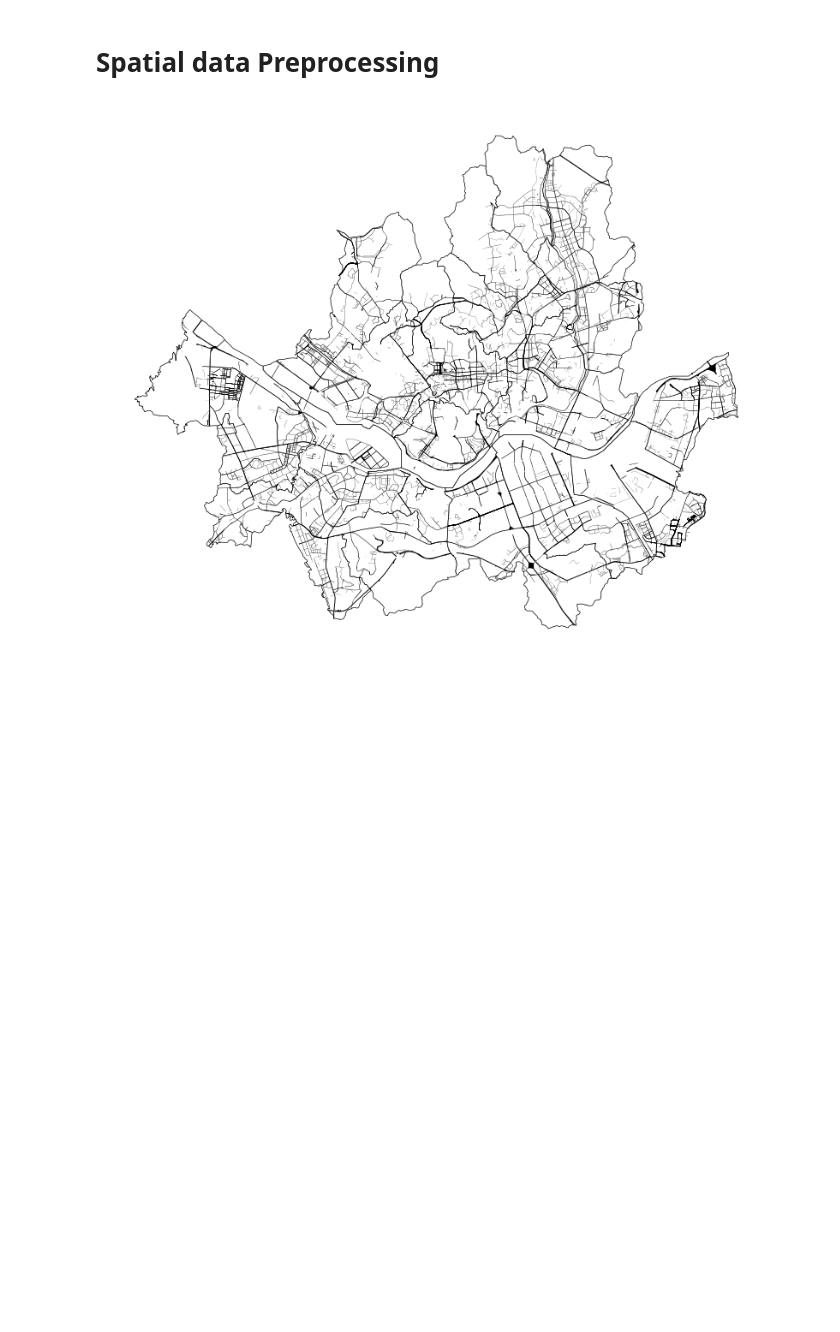
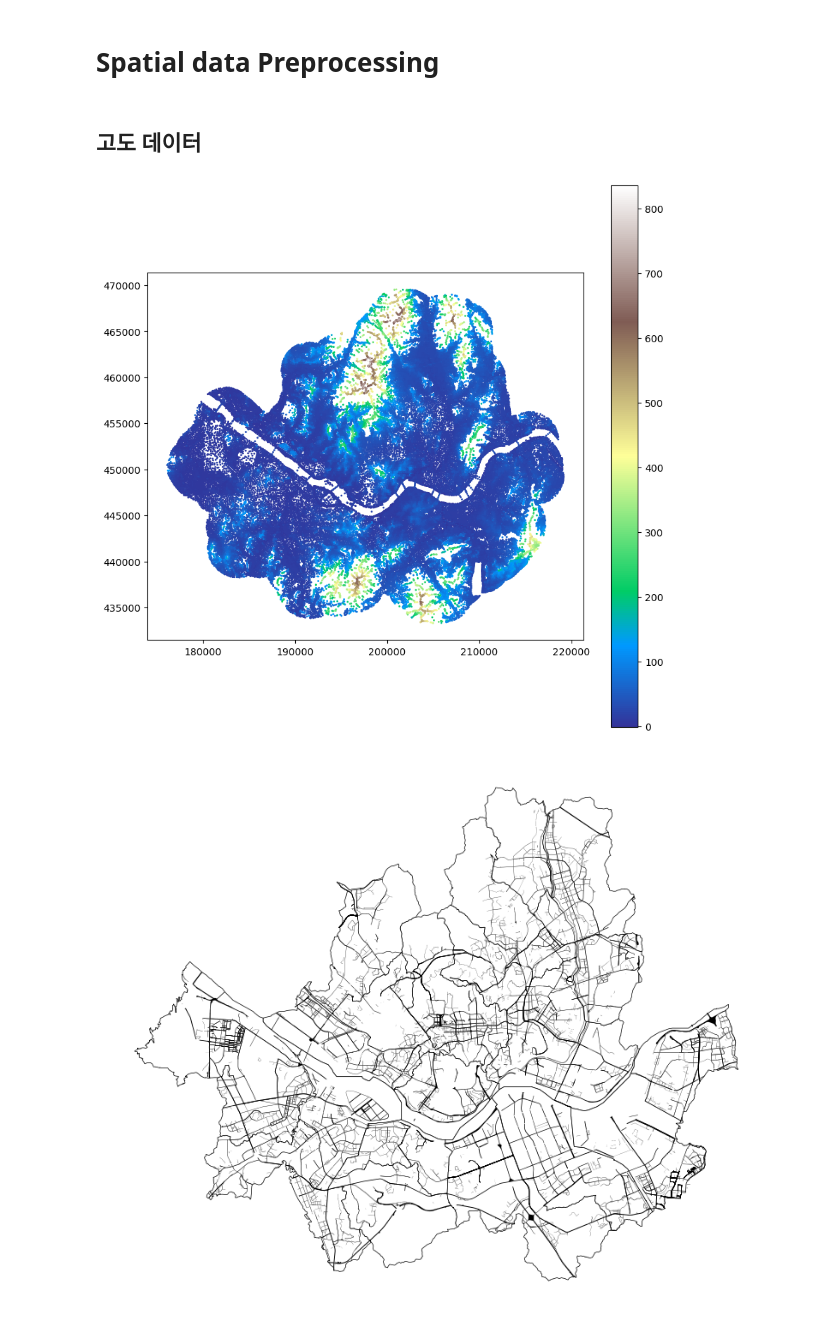
Before and after one commit to ddangchani/safetyhackathon_24, a Jupyter notebook: Geo_preprocessing.ipynb, the cells around one changed output. Cells and saved outputs as stored; diff of their text form; code cells hidden in the pictures; blank space fills up the shorter version.

```diff
--- a/Geo_preprocessing.ipynb
+++ b/Geo_preprocessing.ipynb
@@ -6,6 +6,18 @@ import shapely
 import pandas as pd
 import numpy as np
 import matplotlib.pyplot as plt
+# %% [markdown]
+## 고도 데이터
+# %%
+# Load the data
+elevation = gpd.read_file('data/elevation/표고 5000/N3P_F002.shp') # crs 5174
+
+fig, ax = plt.subplots(1, 1, figsize=(10, 10))
+
+elevation.plot(column='HEIGHT', ax=ax, legend=True, cmap='terrain', markersize=1)
+plt.show() ## 그대로 사용하면 될듯
+# %% [output]
+[figure, added]
 # %%
 # Seoul road network (3.2s)
 roads = gpd.read_file('data/seoul_road/road.shp', crs='epsg:5174')
```
Also changed, not shown: parts of 12 cells of this notebook, 10 other files.
